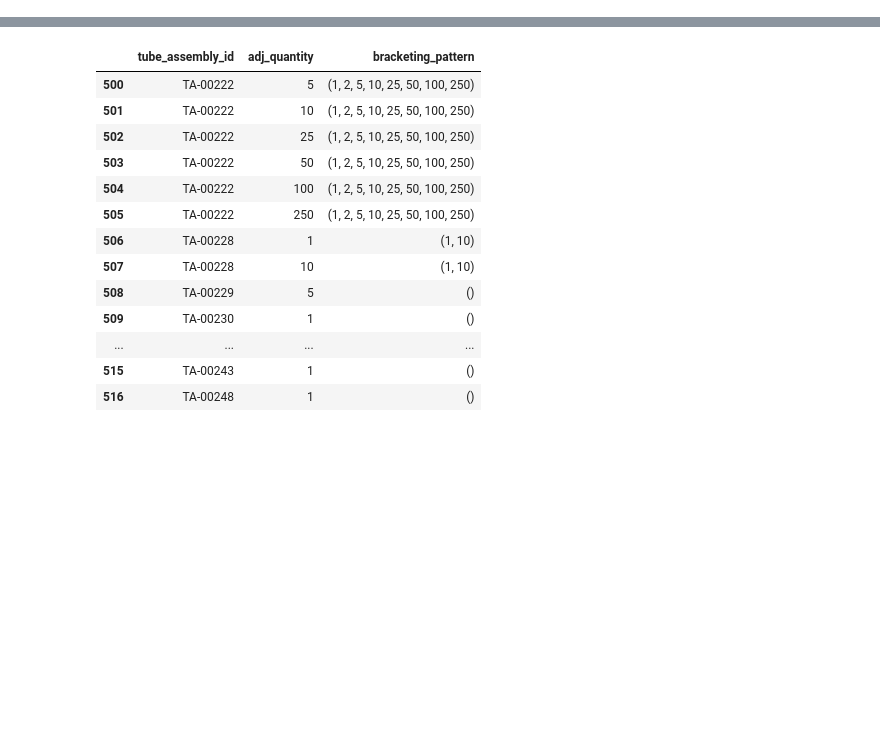
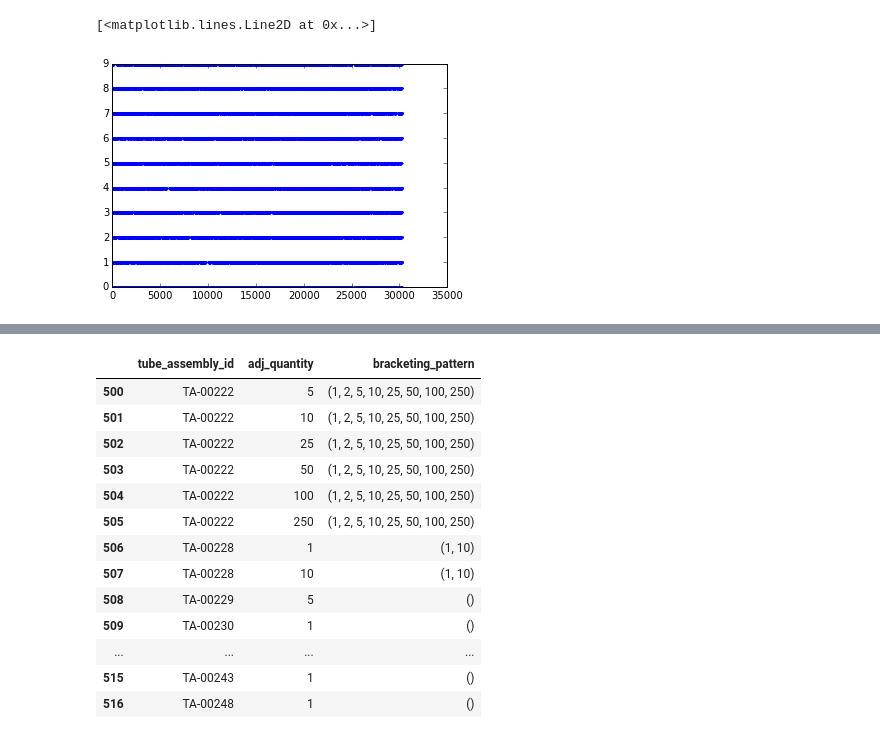
Before and after one commit to cberzan/kaggle-caterpillar, a Jupyter notebook: caterpillar-tube-pricing/check_featurizer.ipynb, the cells around one changed output, grey strips where cells are left out. Cells and saved outputs as stored; diff of their text form; code cells hidden in the pictures; blank space fills up the shorter version.

```diff
--- a/caterpillar-tube-pricing/check_featurizer.ipynb
+++ b/caterpillar-tube-pricing/check_featurizer.ipynb
@@ -25,3 +25,9 @@ bracketing_pattern    30213 non-null object
 dev_fold              30213 non-null int64
 dtypes: bool(6), float64(6), int64(9), object(9)
 memory usage: 5.9+ MB
+# %%
+# Check that dev_fold is properly shuffled.
+plot(aug_train_set.dev_fold.values, '.')
+# %% [output]
+[<matplotlib.lines.Line2D at 0x...>]
+[figure, added]
```
Also changed, not shown: parts of 3 cells of this notebook, 2 other files.
